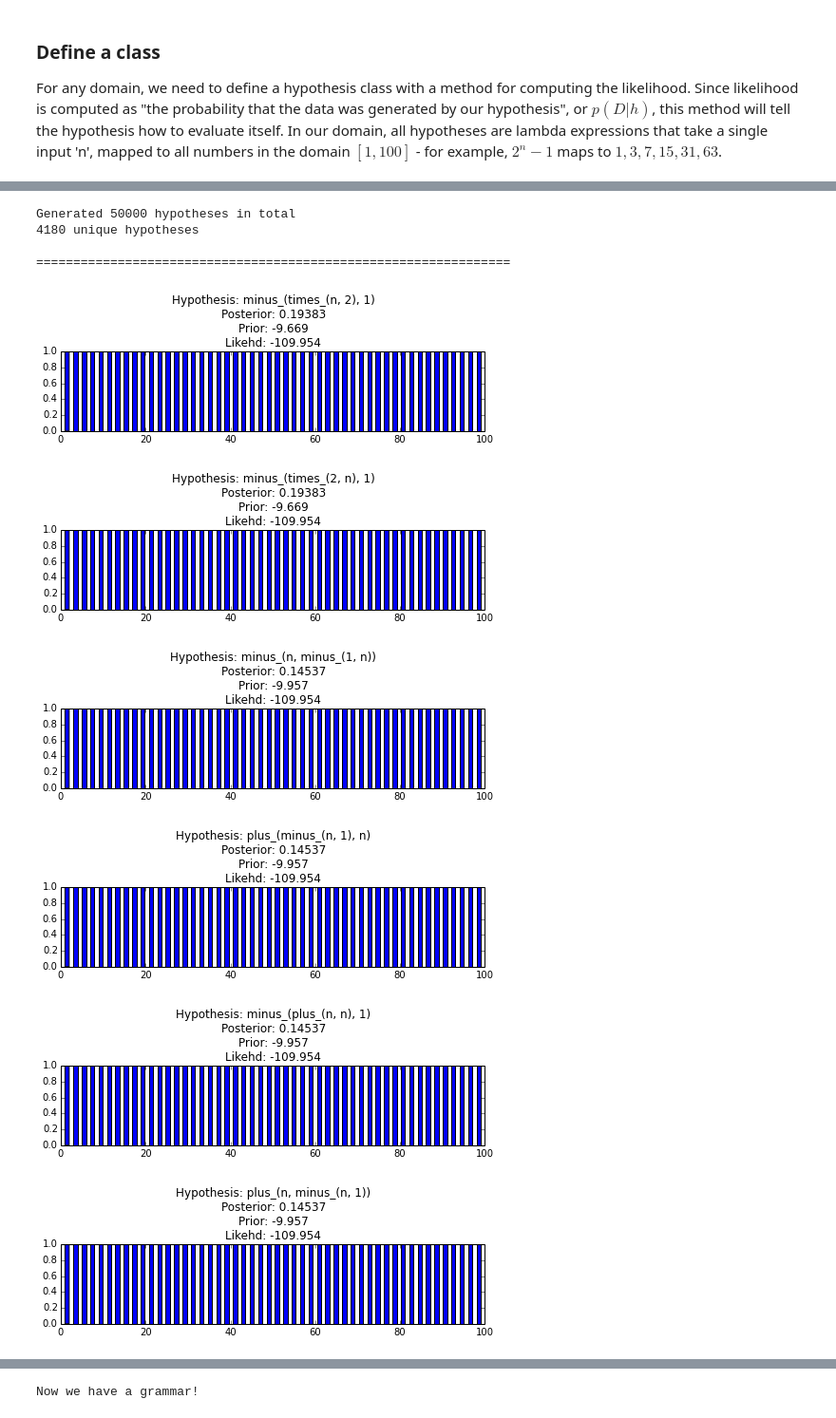
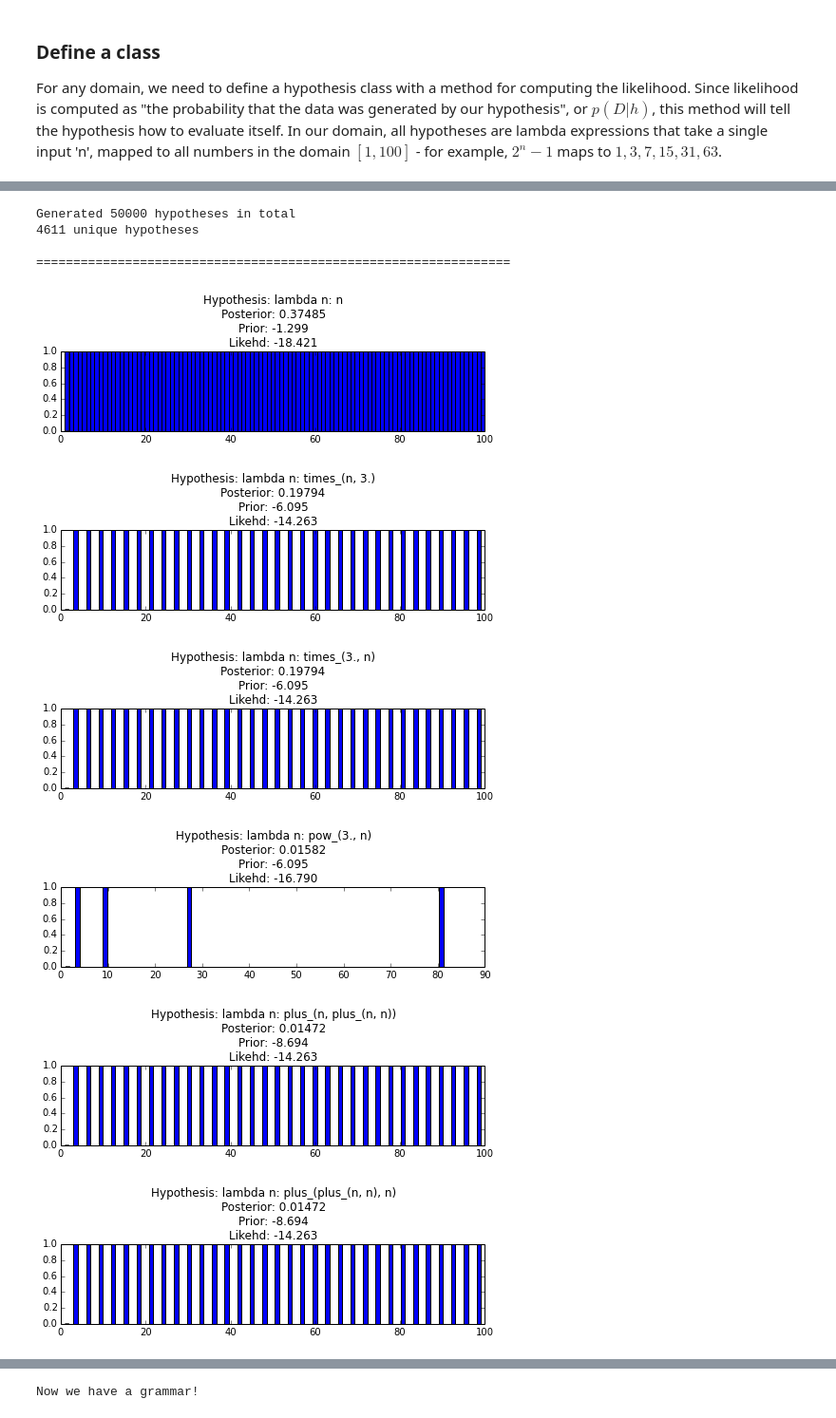
Before and after one commit to piantado/LOTlib, a Jupyter notebook: LOTlib/Examples/Tutorial/Number Game Example.ipynb, the cells around one changed output, grey strips where cells are left out. Shown at 95% size. Saved outputs shown, nothing was run; the diff lists cells and outputs as text; code cells hidden in the pictures.

```diff
--- a/LOTlib/Examples/Tutorial/Number Game Example.ipynb
+++ b/LOTlib/Examples/Tutorial/Number Game Example.ipynb
@@ -113,21 +168,0 @@ Now we set up the grammar defined above:
-# %%
-#~~~~~~~~~~~~~~~~~~~~~~~~~~~~~~~~~~~~~~~~~~~~~~~~~~~~~~~~~~~~~~~~~~~~~~~~~~~~~~~~~~~~~~~#
-#~~~~~~~~~~~~~~~~~~~~~~ 2a : Setting up our LOT hypothesis grammar ~~~~~~~~~~~~~~~~~~~~~#
-#~~~~~~~~~~~~~~~~~~~~~~~~~~~~~~~~~~~~~~~~~~~~~~~~~~~~~~~~~~~~~~~~~~~~~~~~~~~~~~~~~~~~~~~#
-grammar = Grammar()
-
-# Syntax
-grammar.add_rule('START', '', ['EXPR'], 1)
-grammar.add_rule('EXPR', 'plus_', ['EXPR', 'EXPR'], 1)
-grammar.add_rule('EXPR', 'minus_', ['EXPR', 'EXPR'], 1)
-grammar.add_rule('EXPR', 'times_', ['EXPR', 'EXPR'], 1)
-grammar.add_rule('EXPR', 'pow_', ['EXPR', 'EXPR'], 1)
-
-# Primitives
-grammar.add_rule('EXPR', 'n', None, 3)
-
-for i in range(1, 3):
-    prior = (10-i)/2            # Decrease prior with larger nums to limit search space #
-    grammar.add_rule('EXPR', str(i), None, prior)
-
-print 'Now we have a grammar!'
@@ -158,10 +169,11 @@ The code cell below implements code to model this scenario and stochastically fi
 # %%
 #~~~~~~~~~~~~~~~~~~~~~~~~~~~~~~~~~~~~~~~~~~~~~~~~~~~~~~~~~~~~~~~~~~~~~~~~~~~~~~~~~~~~~~~#
-#~~~~~~~~~~~~~~~~~~~~~~~~~~ Setting up initial parameters ~~~~~~~~~~~~~~~~~~~~~~~~~~~~~~#
+#~~~~~~~~~~~~~~~~~~~~~~~~~~~~~~~~~ Initial parameters ~~~~~~~~~~~~~~~~~~~~~~~~~~~~~~~~~~#
 #~~~~~~~~~~~~~~~~~~~~~~~~~~~~~~~~~~~~~~~~~~~~~~~~~~~~~~~~~~~~~~~~~~~~~~~~~~~~~~~~~~~~~~~#
 # Input data
-data = [1,1,1,2,3,3,3,3,3,5,5,7,7,9,9,11,11,11,15,15,17,17,17,17,19,19,19]
-## data = [3, 9, 17]       # change data to this to predict 2^n - 1
+# data = [1,1,1,3,3,3,3,3,5,5,7,7,9,9,11,11,11,15,15,17,17,17,17,19,19,19]  # for 2n - 1
+##data = [3, 9, 17]       # for 2^n + 1
+data = [3, 9, 12, 15]
 # Range of number in domain => [1, domain]
 domain = 100
 # Number of hypotheses to generate
@@ -170,7 +182,7 @@ num_iters = 50000
 noise = 0.9
 
 #~~~~~~~~~~~~~~~~~~~~~~~~~~~~~~~~~~~~~~~~~~~~~~~~~~~~~~~~~~~~~~~~~~~~~~~~~~~~~~~~~~~~~~~#
-#~~~~~~~~~~~~~~~~~~~~~~~~~~~~ Randomly generate samples ~~~~~~~~~~~~~~~~~~~~~~~~~~~~~~~~#
+#~~~~~~~~~~~~~~~~~~~~~~~~~~~~~ Randomly generate samples ~~~~~~~~~~~~~~~~~~~~~~~~~~~~~~~#
 #~~~~~~~~~~~~~~~~~~~~~~~~~~~~~~~~~~~~~~~~~~~~~~~~~~~~~~~~~~~~~~~~~~~~~~~~~~~~~~~~~~~~~~~#
 # Initialize an empty set to store our hypotheses
 hypotheses = set()
@@ -192,39 +204,38 @@ Z = logsumexp([h.posterior_score for h in hypotheses])
 
 #~~~~~~~~~~~~~~~~~~~~~~~~~~~~~~~~~~~~~~~~~~~~~~~~~~~~~~~~~~~~~~~~~~~~~~~~~~~~~~~~~~~~~~~#
 #~~~~~~~~~~~~~~~~~~~~~~ Printing stuff for best 10 hypotheses ~~~~~~~~~~~~~~~~~~~~~~~~~~#
 #~~~~~~~~~~~~~~~~~~~~~~~~~~~~~~~~~~~~~~~~~~~~~~~~~~~~~~~~~~~~~~~~~~~~~~~~~~~~~~~~~~~~~~~#
 best_hypotheses = sorted(hypotheses, key=lambda x: x.posterior_score)
 best_hypotheses.reverse()
 
 clear_output()
 print '\nGenerated %i hypotheses in total' % num_iters
 print str(len(hypotheses)) + ' unique hypotheses\n'
 print '================================================================'
 
 for i in range(10):
     h = best_hypotheses[i]
     # C_h is the set of items this hypothesis maps to; e.g. 2^n => {2,4,8,16,...}
     C_h = map(h, map(float, range(1, domain + 1)))
     C_h = [item for item in C_h if item <= domain]
 
     # Create figure
     figure(num=None, figsize=(8, 1.5), dpi=80, facecolor='w', edgecolor='k')
     hist(C_h, bins=domain, range=(1,domain))
     title('Hypothesis: '+str(h)+'   \nPosterior: %.5f' % exp(h.posterior_score - Z)
           +'\nPrior: %.3f' % h.prior + '\nLikehd: %.3f' % h.likelihood)
-    print '================================================================'
 
 #~~~~~~~~~~~~~~~~~~~~~~~~~~~~~~~~~~~~~~~~~~~~~~~~~~~~~~~~~~~~~~~~~~~~~~~~~~~~~~~~~~~~~~~#
-#~~~~~~~~~~~~~~~~~~~ Remember, the ideal hypothesis is:  2n - 1 ~~~~~~~~~~~~~~~~~~~~~~~~#
+#~~~~~~~~~~~~~~~~~~~ Remember, the ideal hypothesis is:  2n + 1 ~~~~~~~~~~~~~~~~~~~~~~~~#
 #~~~~~~~~~~~~~~~~~~~~~~~~~~~~~~~~~~~~~~~~~~~~~~~~~~~~~~~~~~~~~~~~~~~~~~~~~~~~~~~~~~~~~~~#
 # %% [output]
 Generated 50000 hypotheses in total
-4180 unique hypotheses
+4611 unique hypotheses
 
 ================================================================
-[figure, old version]
+[figure, new version]
-[figure, old version]
+[figure, new version]
-[figure, old version]
+[figure, new version]
-[figure, old version]
+[figure, new version]
-[figure, old version]
+[figure, new version]
-[figure, old version]
+[figure, new version]
```
Also changed, not shown: parts of 15 cells of this notebook.
